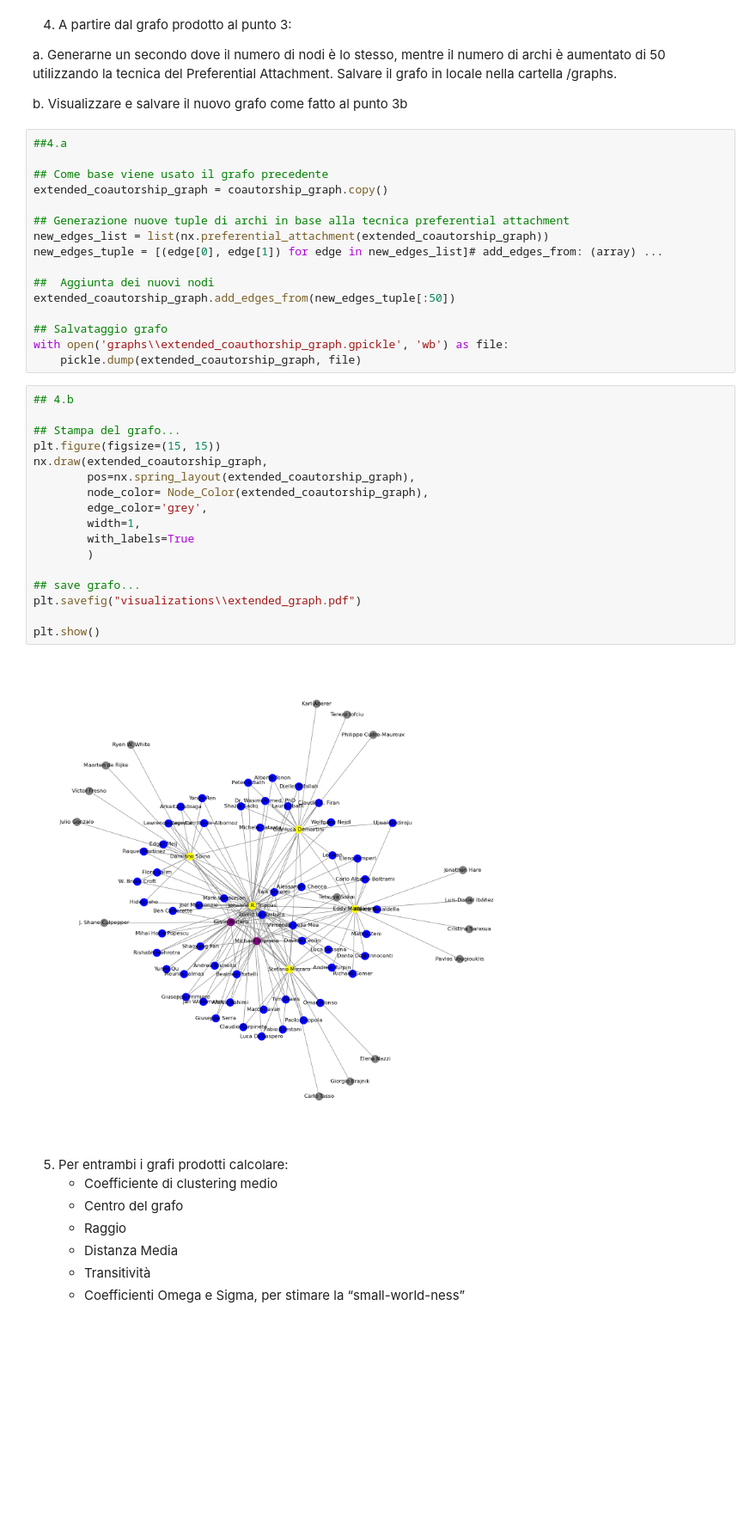
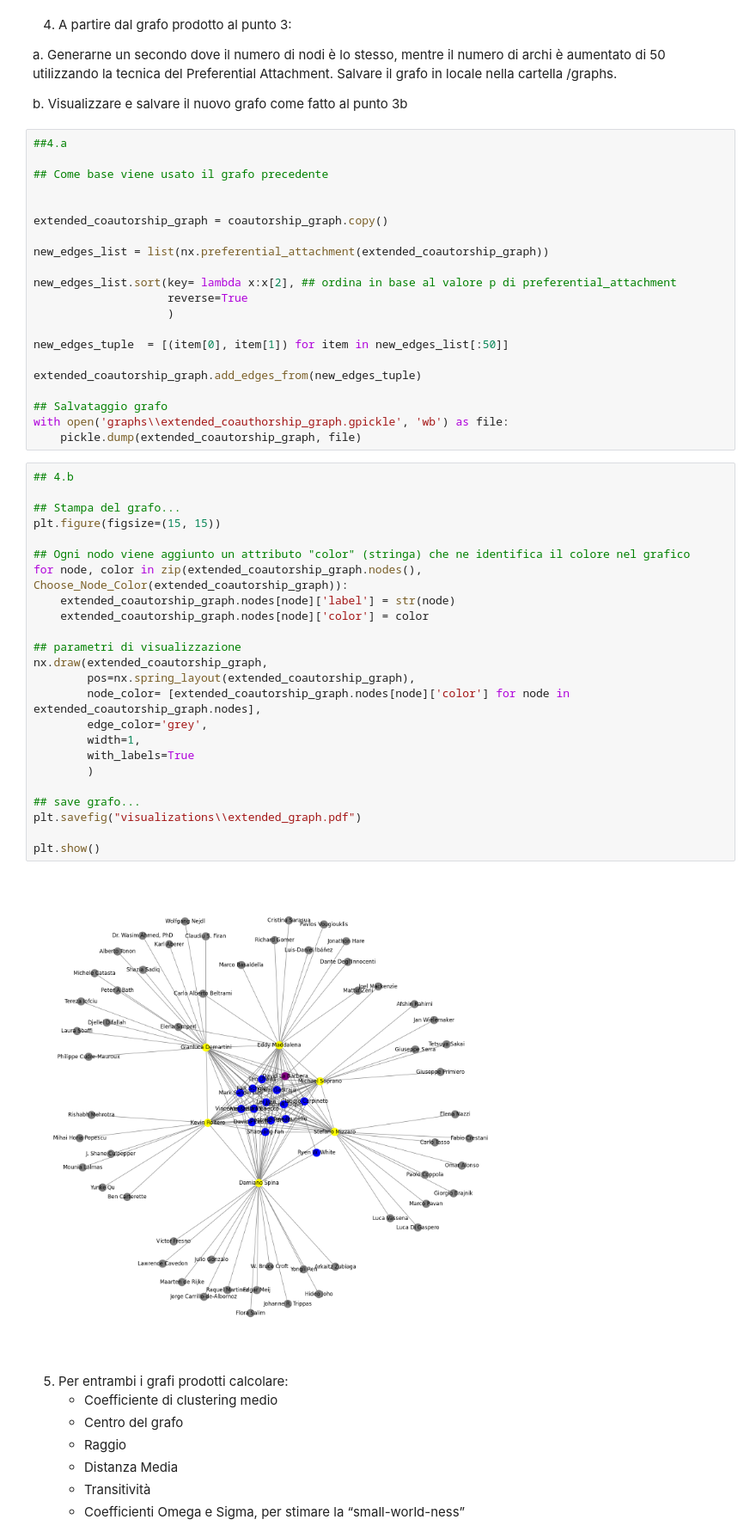
Before and after one commit to Vegaz10/Coautori_SocialComputing, a Jupyter notebook: progetto-Bariviera_Massarutto_Mattarelli_Puzzer.ipynb, the cells around one changed output. Shown at 86% size. Drawn from its saved outputs; the diff is of its cells as text; blank space fills up the shorter version.

```diff
--- a/progetto-Bariviera_Massarutto_Mattarelli_Puzzer.ipynb
+++ b/progetto-Bariviera_Massarutto_Mattarelli_Puzzer.ipynb
@@ -276,14 +285,19 @@ b. Visualizzare e salvare il nuovo grafo come fatto al punto 3b
 ##4.a
 
 ## Come base viene usato il grafo precedente
+
+
 extended_coautorship_graph = coautorship_graph.copy()
 
-## Generazione nuove tuple di archi in base alla tecnica preferential attachment
 new_edges_list = list(nx.preferential_attachment(extended_coautorship_graph))
-new_edges_tuple = [(edge[0], edge[1]) for edge in new_edges_list]# add_edges_from: (array) ...
 
-##  Aggiunta dei nuovi nodi
-extended_coautorship_graph.add_edges_from(new_edges_tuple[:50])
+new_edges_list.sort(key= lambda x:x[2], ## ordina in base al valore p di preferential_attachment
+                    reverse=True
+                    )
+
+new_edges_tuple  = [(item[0], item[1]) for item in new_edges_list[:50]]
+
+extended_coautorship_graph.add_edges_from(new_edges_tuple)
 
 ## Salvataggio grafo
 with open('graphs\\extended_coauthorship_graph.gpickle', 'wb') as file:
@@ -291,22 +305,29 @@ with open('graphs\\extended_coauthorship_graph.gpickle', 'wb') as file:
 # %%
 ## 4.b
 
 ## Stampa del grafo...
 plt.figure(figsize=(15, 15))
+
+## Ogni nodo viene aggiunto un attributo "color" (stringa) che ne identifica il colore nel grafico
+for node, color in zip(extended_coautorship_graph.nodes(), Choose_Node_Color(extended_coautorship_graph)):
+    extended_coautorship_graph.nodes[node]['label'] = str(node)
+    extended_coautorship_graph.nodes[node]['color'] = color
+
+## parametri di visualizzazione
 nx.draw(extended_coautorship_graph,
         pos=nx.spring_layout(extended_coautorship_graph),
-        node_color= Node_Color(extended_coautorship_graph),
+        node_color= [extended_coautorship_graph.nodes[node]['color'] for node in extended_coautorship_graph.nodes],
         edge_color='grey',
         width=1,
         with_labels=True
         )
 
 ## save grafo...
 plt.savefig("visualizations\\extended_graph.pdf")
 
 plt.show()
 # %% [output]
-[figure, old version]
+[figure, new version]
 # %% [markdown]
 5. Per entrambi i grafi prodotti calcolare:
     - Coefficiente di clustering medio
```
Also changed, not shown: parts of 13 cells of this notebook, 8 other files.
